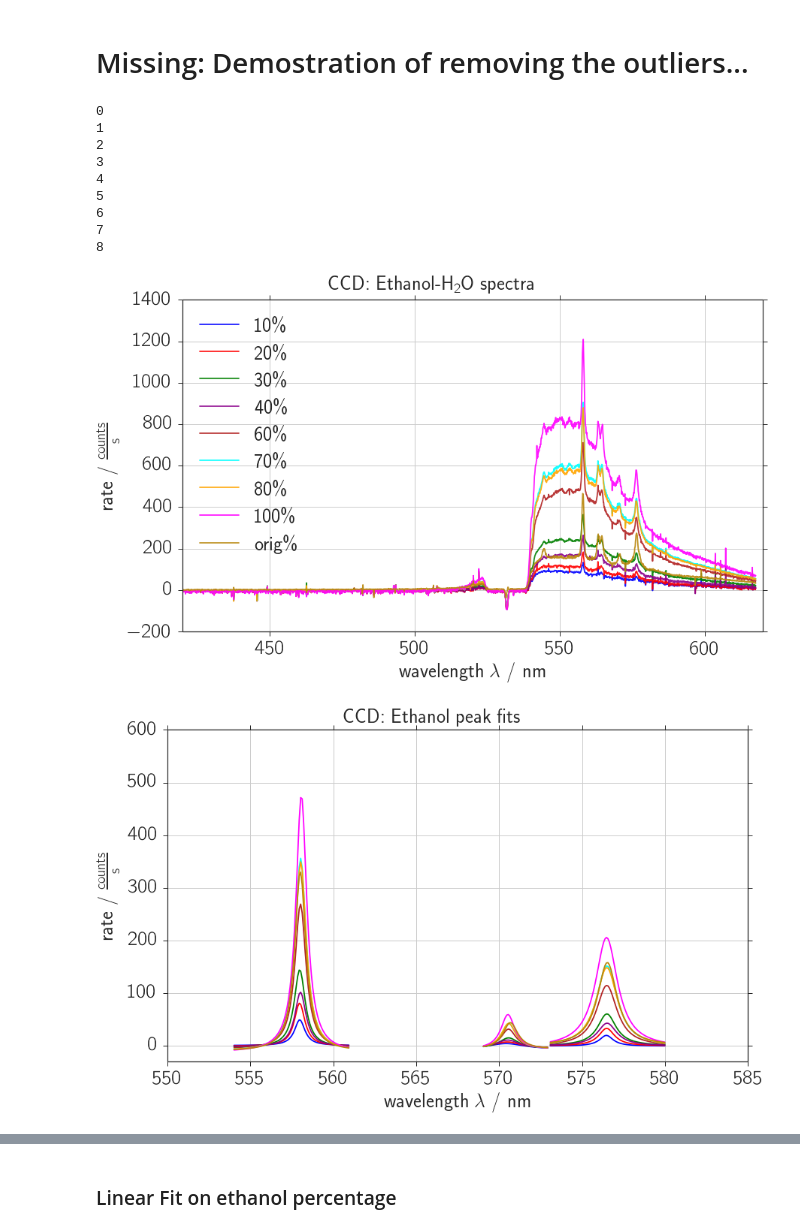
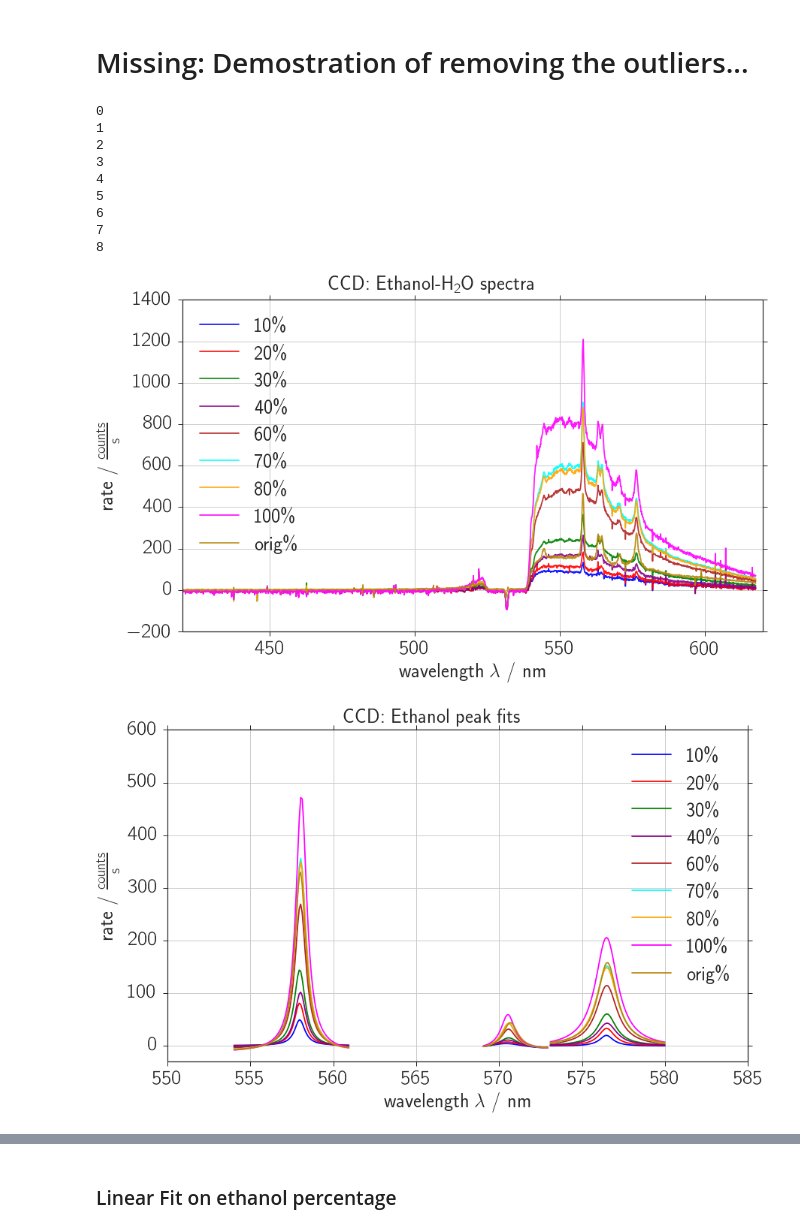
Before and after one commit to Bondzio/fp, a Jupyter notebook: raman/analysis/raman_ccd_ethanol.ipynb, the cells around one changed output, grey strips where cells are left out. Cells and saved outputs as stored; diff of their text form; code cells hidden in the pictures.

```diff
--- a/raman/analysis/raman_ccd_ethanol.ipynb
+++ b/raman/analysis/raman_ccd_ethanol.ipynb
@@ -249,7 +249,7 @@ for i, conc_i in enumerate(concentration):
         #print(x[out], y[out])
         x, y = np.delete([x, y], out, 1)
         y_e = np.delete(y_e, out)
-    data_points, = ax.plot(x, y, "-", alpha = 0.9, c=colors[i], label=str(conc_i) + '\%')
+    ax.plot(x, y, "-", alpha = 0.9, c=colors[i], label=str(conc_i) + '\%')
 
     # Flourescence: fit for 550 - 590 nm w/out peaks
     x_peaks = np.array([[556, 560], [562, 566], [569, 572], [574, 580]])
@@ -270,8 +270,8 @@ for i, conc_i in enumerate(concentration):
         fig3, ax3 = plt.subplots(1,1)
         if not save_fig:
             fig3.suptitle('CCD: Ethanol Flourescence')
-        ax3.plot(x_np, y_np, ".", alpha = 0.4, label='data w/out peaks', c=data_points.get_color())
-        ax3.plot(x_poly, y_poly, "--", alpha = 0.8, label='fitted polynomial', c='k')#c=data_points.get_color())
+        ax3.plot(x_np, y_np, ".", alpha = 0.4, label='data w/out peaks', c=colors[i])
+        ax3.plot(x_poly, y_poly, "--", alpha = 0.8, label='fitted polynomial', c='k')
         ax3.set_xlim(x_range[0] - 20, x_range[1] + 20)
         #ax3.set_xlim(xlim_global)
         ax3.set_ylim(-30, 600)
@@ -288,7 +288,7 @@ for i, conc_i in enumerate(concentration):
     x_range1 = [554, 561]   # lower and upper bound
     p0 = np.array([558, 0.2, 100, 0])
     x_fit1, fit_peak1, c1 = bw_fit(x, y_fit, y_fit_e, x_range1, p0, fit=True)
-    peak1, = ax2.plot(x_fit1, fit_peak1, "-", c=colors[i], label='558 nm')
+    peak1, = ax2.plot(x_fit1, fit_peak1, "-", c=colors[i], label=str(conc_i) + '\%')
 
     """ # double peak does not converge...
     x_range2 = [561, 568]   # lower and upper bound
@@ -300,12 +300,12 @@ for i, conc_i in enumerate(concentration):
     x_range4 = [569, 573]   # lower and upper bound
     p0 = np.array([571, 0.2, 50, 0])
     x_fit4, fit_peak4, c4 = bw_fit(x, y_fit, y_fit_e, x_range4, p0, fit=True)
-    ax2.plot(x_fit4, fit_peak4, "-", c=peak1.get_color(), label='571.5 nm')
+    ax2.plot(x_fit4, fit_peak4, "-", c=peak1.get_color())
 
     x_range5 = [573, 580]   # lower and upper bound
     p0 = np.array([577, 0.2, 50, 0])
     x_fit5, fit_peak5, c5 = bw_fit(x, y_fit, y_fit_e, x_range5, p0, fit=True)
-    ax2.plot(x_fit5, fit_peak5, "-", c=peak1.get_color(), label='576.5 nm')
+    ax2.plot(x_fit5, fit_peak5, "-", c=peak1.get_color())
 
     # Collect intensities
     As.append([c_i[2] for c_i in [c1, c4, c5]])
@@ -315,36 +315,36 @@ ax.set_xlabel('wavelength $\lambda$ / nm')
 ax.set_ylabel('rate / $\mathrm{\\frac{counts}{s}}$')
 ax.grid(True)
 ax.legend(loc='best')
 
 ax2.set_xlim(x_range[0], x_range[1] - 15)
 ax2.set_ylim(-30, 600)
 ax2.set_xlabel('wavelength $\lambda$ / nm')
 ax2.set_ylabel('rate / $\mathrm{\\frac{counts}{s}}$')
 ax2.grid(True)
-#ax2.legend(loc='best')
+ax2.legend(loc='best')
 
 if save_fig:
-    file_name = "ccd_ethanol_measurements"
+    file_name = "ccd_ethanol_spectra"
     fig.savefig(fig_dir + file_name + ".pdf")
     fig.savefig(fig_dir + file_name + ".png")
     file_name = "ccd_ethanol_peak_fits"
     fig2.savefig(fig_dir + file_name + ".pdf")
     fig2.savefig(fig_dir + file_name + ".png")
     file_name = "ccd_ethanol_flourescence"
     fig3.savefig(fig_dir + file_name + ".pdf")
     fig3.savefig(fig_dir + file_name + ".png")
 # %% [output]
 0
 1
 2
 3
 4
 5
 6
 7
 8
 [figure]
-[figure, old version]
+[figure, new version]
 [figure]
 # %% [markdown]
 ### Linear Fit on ethanol percentage
```
Also changed, not shown: 1 other file.
